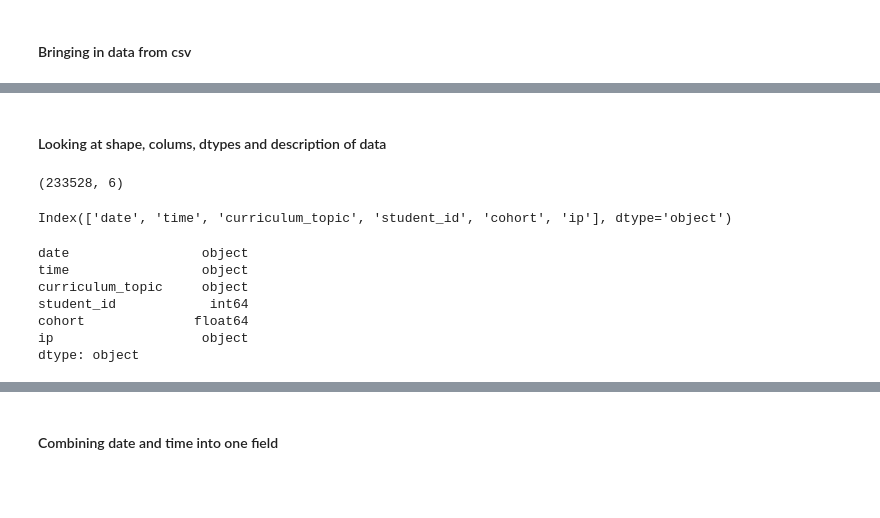
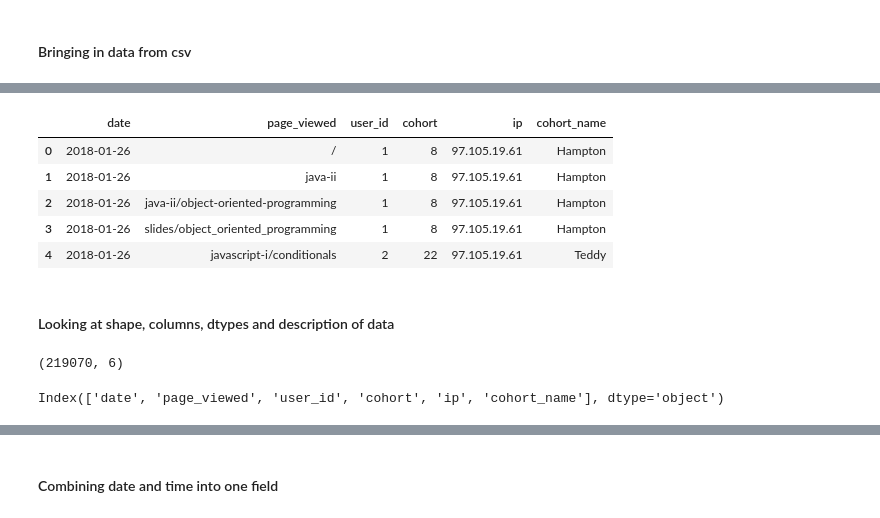
Before and after one commit to HackneyChad/ds-methodologies-exercises, a Jupyter notebook: anomaly_detection/anomaly_detection.ipynb, the cells around one changed output, grey strips where cells are left out. Cells and saved outputs as stored; diff of their text form; code cells hidden in the pictures; blank space fills up the shorter version.

```diff
--- a/anomaly_detection/anomaly_detection.ipynb
+++ b/anomaly_detection/anomaly_detection.ipynb
@@ -550,20 +611,20 @@ df_orig = pd.read_csv('/Users/rachelreuter/ds-methodologies/anomaly_detection/an
+# %%
+df = df_orig.merge(df_cohort, on='cohort', how='left')
+df.head()
+# %% [output]
+|  | date | page_viewed | user_id | cohort | ip | cohort_name |
+| 0 | 2018-01-26 | / | 1 | 8 | 97.105.19.61 | Hampton |
+| 1 | 2018-01-26 | java-ii | 1 | 8 | 97.105.19.61 | Hampton |
+| 2 | 2018-01-26 | java-ii/object-oriented-programming | 1 | 8 | 97.105.19.61 | Hampton |
+| 3 | 2018-01-26 | slides/object_oriented_programming | 1 | 8 | 97.105.19.61 | Hampton |
+| 4 | 2018-01-26 | javascript-i/conditionals | 2 | 22 | 97.105.19.61 | Teddy |
 # %% [markdown]
-#### Looking at shape, colums, dtypes and description of data
+#### Looking at shape, columns, dtypes and description of data
 # %%
-df_orig.shape
+df.shape
 # %% [output]
-(233528, 6)
+(219070, 6)
 # %%
-df_orig.columns
+df.columns
 # %% [output]
-Index(['date', 'time', 'curriculum_topic', 'student_id', 'cohort', 'ip'], dtype='object')
+Index(['date', 'page_viewed', 'user_id', 'cohort', 'ip', 'cohort_name'], dtype='object')
-# %%
-df_orig.dtypes
-# %% [output]
-date                 object
-time                 object
-curriculum_topic     object
-student_id            int64
-cohort              float64
-ip                   object
-dtype: object
```
Also changed, not shown: parts of 85 cells of this notebook, 1 other file.
